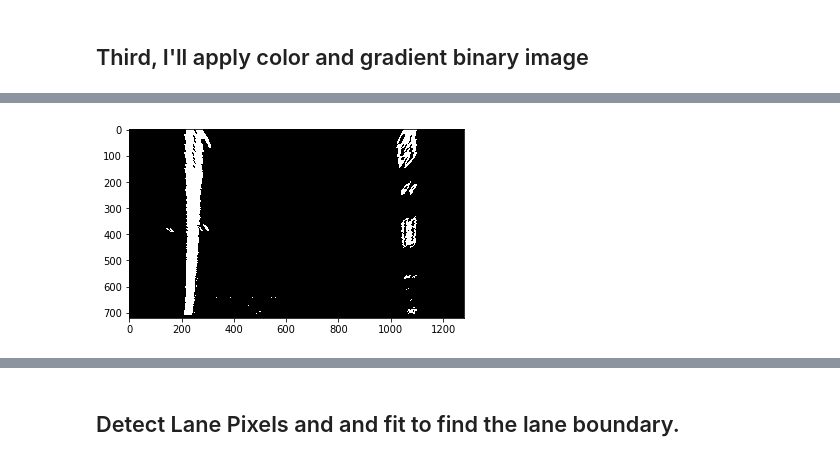
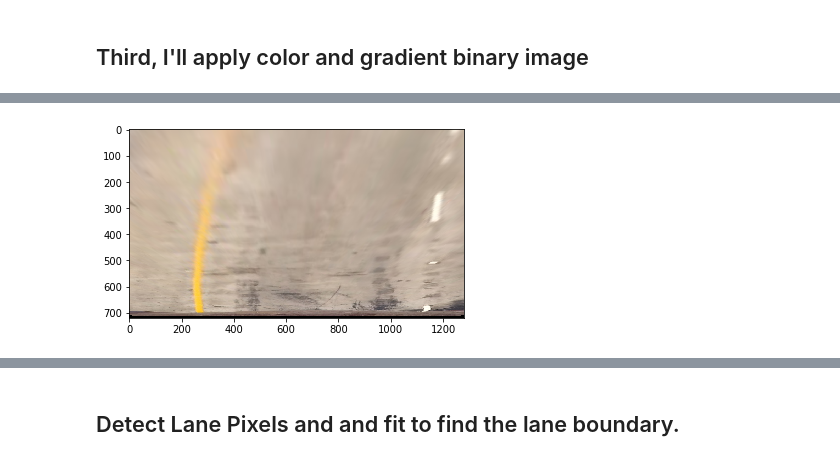
Before and after one commit to kushshukla24/P4_AdvancedLaneLineDetection, a Jupyter notebook: P4_AdvanceLaneLineDetection.ipynb, the cells around one changed output, grey strips where cells are left out. Cells and saved outputs as stored; diff of their text form; code cells hidden in the pictures.

```diff
--- a/P4_AdvanceLaneLineDetection.ipynb
+++ b/P4_AdvanceLaneLineDetection.ipynb
@@ -250,25 +261,26 @@ ax2.imshow(combined_binary, cmap='gray')
 # %%
-def perspectiveTransform(img, srcPoints, destPoints):
+def perspectiveTransform(img):
+    h, w = img.shape[:2]
+    srcPoints = np.float32([[w, h-10],
+                          [0, h-10],
+                          [546, 460],
+                          [732, 460]])
+
+    offset = 10
+    destPoints = np.float32([[w-offset, h-offset],
+                          [offset, h-offset],
+                          [offset, offset],
+                          [w-offset, offset]])
     M = cv2.getPerspectiveTransform(srcPoints, destPoints)
+    Minv = cv2.getPerspectiveTransform(destPoints, srcPoints)
     h, w = img.shape[:2]
-    return cv2.warpPerspective(img, M, (w,h))
+    return cv2.warpPerspective(img, M, (w,h)), Minv
 
-#img = cv2.imread("./output_images/undistortedTestImages/test6.jpg")
-#img = cv2.cvtColor(img, cv2.COLOR_BGR2RGB)
-img = combined_binary
-h, w = img.shape[:2]
-src = np.float32([[w, h-10],        # br
-                      [0, h-10],    # bl
-                      [546, 460],   # tl
-                      [732, 460]])  # tr
 
-offset = 10
-dst = np.float32([[w-offset, h-offset],           # br
-                      [offset, h-offset],       # bl
-                      [offset, offset],       # tl
-                      [w-offset, offset]])      # tr
-warped = perspectiveTransform(img, src, dst)
+img = cv2.imread('./test_images/test1.jpg')
+img = cv2.cvtColor(img, cv2.COLOR_BGR2RGB)
+warped, Minv = perspectiveTransform(img)
 plt.imshow(warped, cmap='gray')
 plt.show()
 # %% [output]
-[figure, old version]
+[figure, new version]
```
Also changed, not shown: parts of 35 cells of this notebook.
